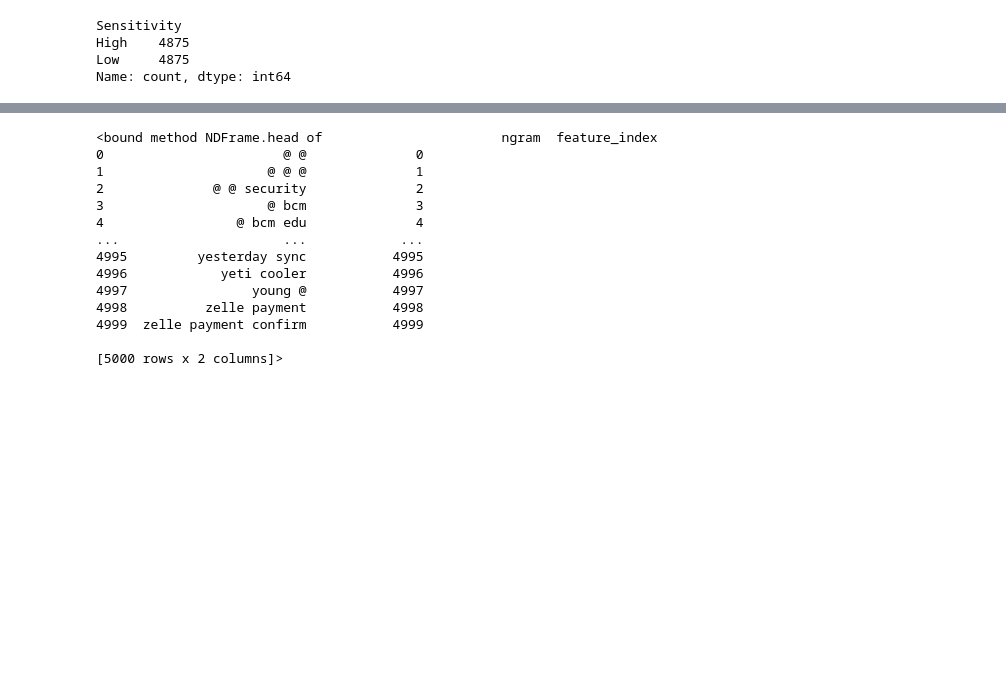
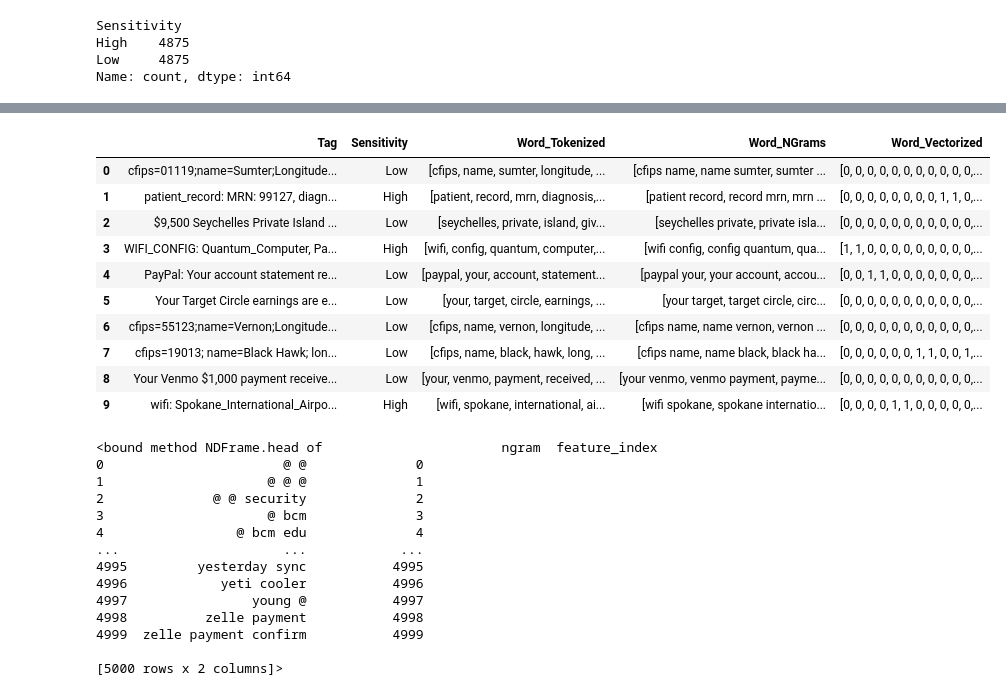
Before and after one commit to woshkrylle/NFCDataAPI, a Jupyter notebook: ModelTraining-1.ipynb, the cells around one changed output, grey strips where cells are left out. Saved outputs shown, nothing was run; the diff lists cells and outputs as text; code cells hidden in the pictures; blank space fills up the shorter version.

```diff
--- a/ModelTraining-1.ipynb
+++ b/ModelTraining-1.ipynb
@@ -259,3 +265,27 @@ sample_df[['Tag', 'Sensitivity', 'Word_Tokenized', 'Word_Vectorized']]
+# %%
+def show_ngrams(text):
+    tokens = whitespace_at_tokenizer(text)
+    result = []
+    result += [f'{tokens[i]} {tokens[i+1]}' for i in range(len(tokens) - 1)]
+    result += [f'{tokens[i]} {tokens[i+1]} {tokens[i+2]}' for i in range(len(tokens) - 2)]
+    return result
+
+sample_df['Word_NGrams'] = sample_df['Tag_Preprocessed'].apply(show_ngrams)
+
+pd.set_option('display.max_colwidth', None)
+sample_df[['Tag', 'Sensitivity', 'Word_Tokenized', 'Word_NGrams', 'Word_Vectorized']]
+# %% [output]
+|  | Tag | Sensitivity | Word_Tokenized | Word_NGrams | Word_Vectorized |
+| 0 | cfips=01119;name=Sumter;Longitude... | Low | [cfips, name, sumter, longitude, ... | [cfips name, name sumter, sumter ... | [0, 0, 0, 0, 0, 0, 0, 0, 0, 0, 0,... |
+| 1 | patient_record: MRN: 99127, diagn... | High | [patient, record, mrn, diagnosis,... | [patient record, record mrn, mrn ... | [0, 0, 0, 0, 0, 0, 0, 0, 1, 1, 0,... |
+| 2 | $9,500 Seychelles Private Island ... | Low | [seychelles, private, island, giv... | [seychelles private, private isla... | [0, 0, 0, 0, 0, 0, 0, 0, 0, 0, 0,... |
+| 3 | WIFI_CONFIG: Quantum_Computer, Pa... | High | [wifi, config, quantum, computer,... | [wifi config, config quantum, qua... | [1, 1, 0, 0, 0, 0, 0, 0, 0, 0, 0,... |
+| 4 | PayPal: Your account statement re... | Low | [paypal, your, account, statement... | [paypal your, your account, accou... | [0, 0, 1, 1, 0, 0, 0, 0, 0, 0, 0,... |
+| 5 | Your Target Circle earnings are e... | Low | [your, target, circle, earnings, ... | [your target, target circle, circ... | [0, 0, 0, 0, 0, 0, 0, 0, 0, 0, 0,... |
+| 6 | cfips=55123;name=Vernon;Longitude... | Low | [cfips, name, vernon, longitude, ... | [cfips name, name vernon, vernon ... | [0, 0, 0, 0, 0, 0, 0, 0, 0, 0, 0,... |
+| 7 | cfips=19013; name=Black Hawk; lon... | Low | [cfips, name, black, hawk, long, ... | [cfips name, name black, black ha... | [0, 0, 0, 0, 0, 0, 1, 1, 0, 0, 1,... |
+| 8 | Your Venmo $1,000 payment receive... | Low | [your, venmo, payment, received, ... | [your venmo, venmo payment, payme... | [0, 0, 0, 0, 0, 0, 0, 0, 0, 0, 0,... |
+| 9 | wifi: Spokane_International_Airpo... | High | [wifi, spokane, international, ai... | [wifi spokane, spokane internatio... | [0, 0, 0, 0, 1, 1, 0, 0, 0, 0, 0,... |
 # %%
 # As a DataFrame with their feature index
 ngram_df = pd.DataFrame({
```
Also changed, not shown: parts of 9 cells of this notebook, 4 other files.
